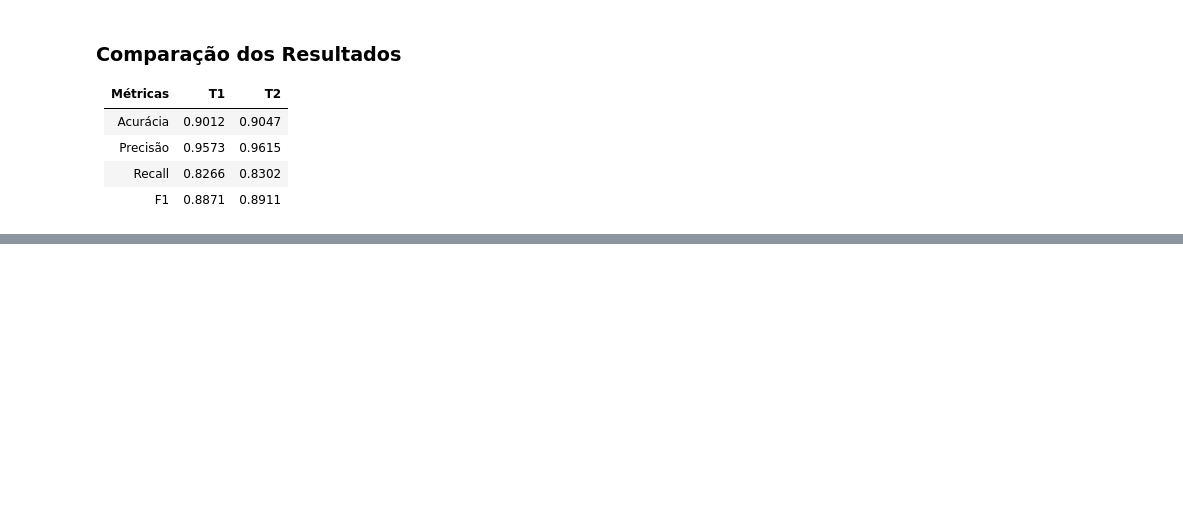
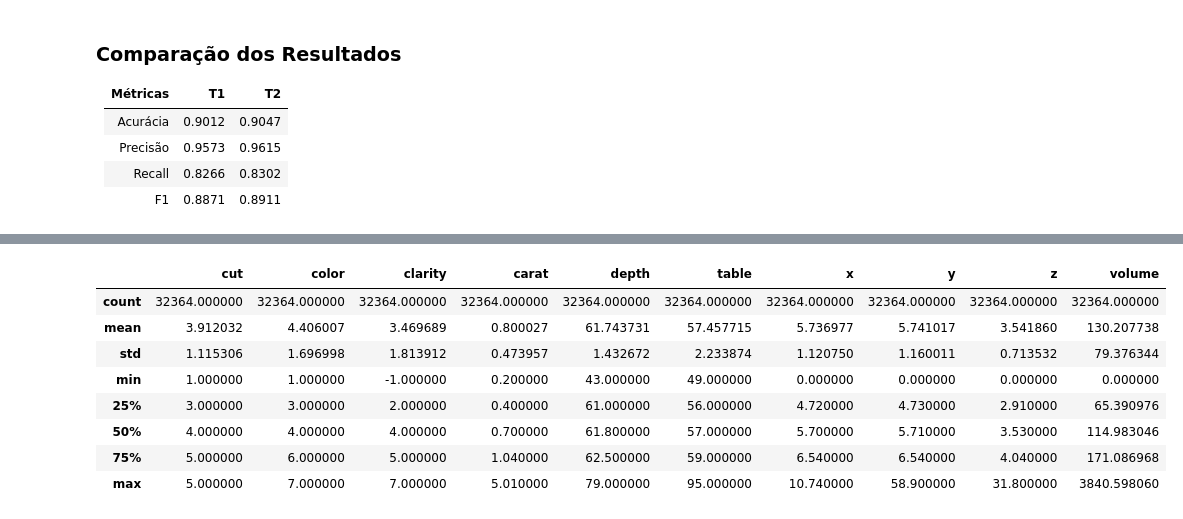
Before and after one commit to mmoura-dev/ppcic-ml, a Jupyter notebook: notebooks/AM_T2_MATHEUS_DOS_SANTOS_MOURA.ipynb, the cells around one changed output, grey strips where cells are left out. Cells and saved outputs as stored; diff of their text form; code cells hidden in the pictures; blank space fills up the shorter version.

```diff
--- a/notebooks/AM_T2_MATHEUS_DOS_SANTOS_MOURA.ipynb
+++ b/notebooks/AM_T2_MATHEUS_DOS_SANTOS_MOURA.ipynb
@@ -223,0 +250,6 @@ evaluate_model(q1_models[0], q1_scaled_X_test, q1_y_test)
+# %%
+# Loading dataset
+q5_df = pd.read_csv("../data/diamonds.csv", index_col=0)
+q5_X_df = q5_df.drop(["price"], axis=1)
+q5_y_df = q5_df.price.values
+q5_df.head()
@@ -223,0 +316,4 @@ evaluate_model(q1_models[0], q1_scaled_X_test, q1_y_test)
+# %%
+# Encoding features
+q5_encoded_X = q5_fe_pipeline.fit_transform(q5_X_df)
+q5_encoded_X.head()
@@ -223,0 +327,4 @@ evaluate_model(q1_models[0], q1_scaled_X_test, q1_y_test)
+# %%
+# Creating polynomial feature
+q5_encoded_X["volume"] = q5_encoded_X["x"] * q5_encoded_X["y"] * q5_encoded_X["z"]
+q5_encoded_X.head()
@@ -223,0 +338,23 @@ evaluate_model(q1_models[0], q1_scaled_X_test, q1_y_test)
+# %%
+# Splitting data
+q5_encoded_X_train, q5_encoded_X_test, q5_y_train, q5_y_test = (
+    sklearn.model_selection.train_test_split(
+        q5_encoded_X, q5_y_df, test_size=0.2, random_state=SEED
+    )
+)
+q5_encoded_X_train, q5_encoded_X_calib, q5_y_train, q5_y_calib = (
+    sklearn.model_selection.train_test_split(
+        q5_encoded_X_train, q5_y_train, random_state=SEED
+    )
+)
+q5_encoded_X_train.describe()
+# %% [output]
+|  | cut | color | clarity | carat | depth | table | x | y | z | volume |
+| count | 32364.000000 | 32364.000000 | 32364.000000 | 32364.000000 | 32364.000000 | 32364.000000 | 32364.000000 | 32364.000000 | 32364.000000 | 32364.000000 |
+| mean | 3.912032 | 4.406007 | 3.469689 | 0.800027 | 61.743731 | 57.457715 | 5.736977 | 5.741017 | 3.541860 | 130.207738 |
+| std | 1.115306 | 1.696998 | 1.813912 | 0.473957 | 1.432672 | 2.233874 | 1.120750 | 1.160011 | 0.713532 | 79.376344 |
+| min | 1.000000 | 1.000000 | -1.000000 | 0.200000 | 43.000000 | 49.000000 | 0.000000 | 0.000000 | 0.000000 | 0.000000 |
+| 25% | 3.000000 | 3.000000 | 2.000000 | 0.400000 | 61.000000 | 56.000000 | 4.720000 | 4.730000 | 2.910000 | 65.390976 |
+| 50% | 4.000000 | 4.000000 | 4.000000 | 0.700000 | 61.800000 | 57.000000 | 5.700000 | 5.710000 | 3.530000 | 114.983046 |
+| 75% | 5.000000 | 6.000000 | 5.000000 | 1.040000 | 62.500000 | 59.000000 | 6.540000 | 6.540000 | 4.040000 | 171.086968 |
+| max | 5.000000 | 7.000000 | 7.000000 | 5.010000 | 79.000000 | 95.000000 | 10.740000 | 58.900000 | 31.800000 | 3840.598060 |
```
Also changed, not shown: parts of 23 cells of this notebook.
